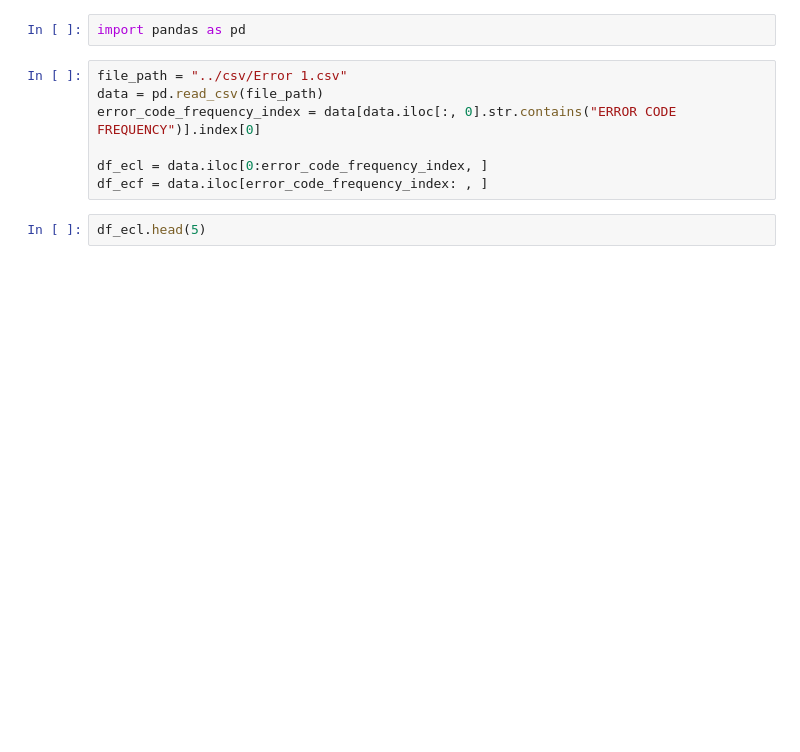
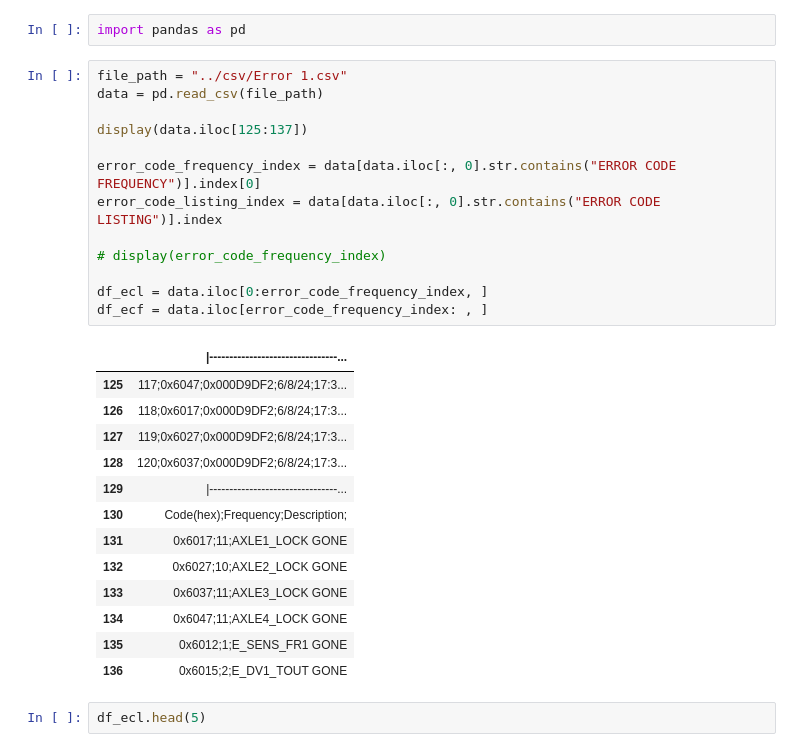
Before and after one commit to HarshSahu23/Wabtec3_BrakesGUI_shared, a Jupyter notebook: exploratory/explore.ipynb, the cells around one changed output. Cells and saved outputs as stored; diff of their text form; blank space fills up the shorter version.

```diff
--- a/exploratory/explore.ipynb
+++ b/exploratory/explore.ipynb
@@ -3,10 +3,30 @@ import pandas as pd
 # %%
 file_path = "../csv/Error 1.csv"
 data = pd.read_csv(file_path)
+
+display(data.iloc[125:137])
+
 error_code_frequency_index = data[data.iloc[:, 0].str.contains("ERROR CODE FREQUENCY")].index[0]
+error_code_listing_index = data[data.iloc[:, 0].str.contains("ERROR CODE LISTING")].index
+
+# display(error_code_frequency_index)
 
 df_ecl = data.iloc[0:error_code_frequency_index, ]
 df_ecf = data.iloc[error_code_frequency_index: , ]
+# %% [output]
+|  | |--------------------------------... |
+| 125 | 117;0x6047;0x000D9DF2;6/8/24;17:3... |
+| 126 | 118;0x6017;0x000D9DF2;6/8/24;17:3... |
+| 127 | 119;0x6027;0x000D9DF2;6/8/24;17:3... |
+| 128 | 120;0x6037;0x000D9DF2;6/8/24;17:3... |
+| 129 | |--------------------------------... |
+| 130 | Code(hex);Frequency;Description; |
+| 131 | 0x6017;11;AXLE1_LOCK GONE |
+| 132 | 0x6027;10;AXLE2_LOCK GONE |
+| 133 | 0x6037;11;AXLE3_LOCK GONE |
+| 134 | 0x6047;11;AXLE4_LOCK GONE |
+| 135 | 0x6012;1;E_SENS_FR1 GONE |
+| 136 | 0x6015;2;E_DV1_TOUT GONE |
 # %%
 df_ecl.head(5)
 # %% [output]
```
Also changed, not shown: parts of 3 cells of this notebook, 1 other file.
